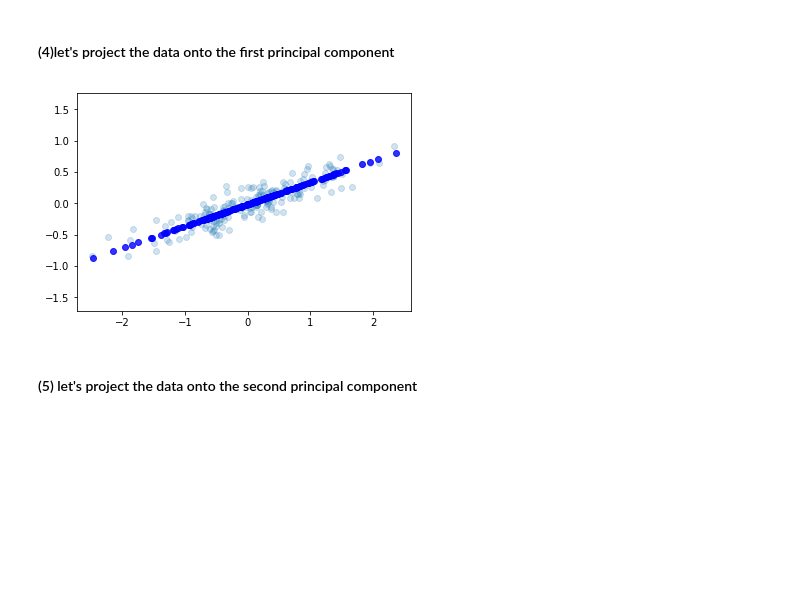
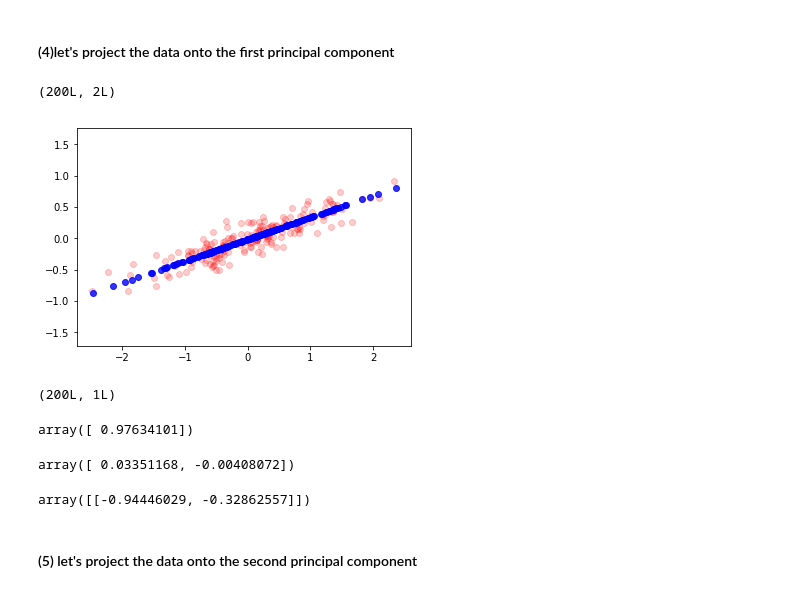
Before and after one commit to zhiaozhou/ADS2017_zz1749, a Jupyter notebook: session6/Session 06.ipynb, the cells around one changed output. Drawn from its saved outputs; the diff is of its cells as text; code cells hidden in the pictures; blank space fills up the shorter version.

```diff
--- a/session6/Session 06.ipynb
+++ b/session6/Session 06.ipynb
@@ -246,15 +246,35 @@ plt.axis('equal');
 [figure]
 # %% [markdown]
 #### (4)let's project the data onto the first principal component
+# %%
+X.shape
+# %% [output]
+(200L, 2L)
 # %%
 clf = PCA(0.95) # keep 95% of variance. This is another way to define the hyperparameters.
 X_trans = clf.fit_transform(X)
 X_new = clf.inverse_transform(X_trans) # transformed data
-plt.plot(X[:, 0], X[:, 1], 'o', alpha=0.2)
+plt.plot(X[:, 0], X[:, 1], 'or', alpha=0.2)
 plt.plot(X_new[:, 0], X_new[:, 1], 'ob', alpha=0.8)
 plt.axis('equal');
 # %% [output]
-[figure, old version]
+[figure, new version]
+# %%
+X_trans.shape
+# %% [output]
+(200L, 1L)
+# %%
+clf.explained_variance_ratio_
+# %% [output]
+array([ 0.97634101])
+# %%
+clf.mean_
+# %% [output]
+array([ 0.03351168, -0.00408072])
+# %%
+clf.components_
+# %% [output]
+array([[-0.94446029, -0.32862557]])
 # %% [markdown]
 #### (5) let's project the data onto the second principal component
 # %%
```
Also changed, not shown: parts of 10 cells of this notebook, 21 other files.
